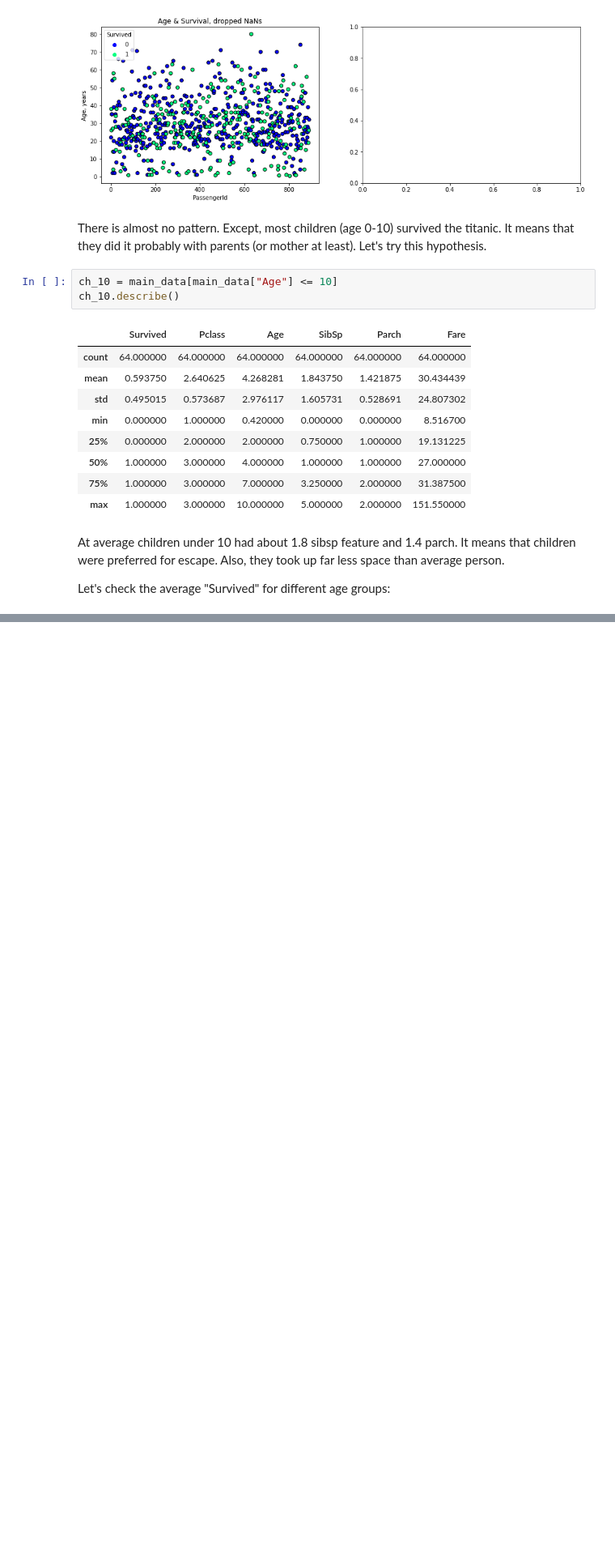
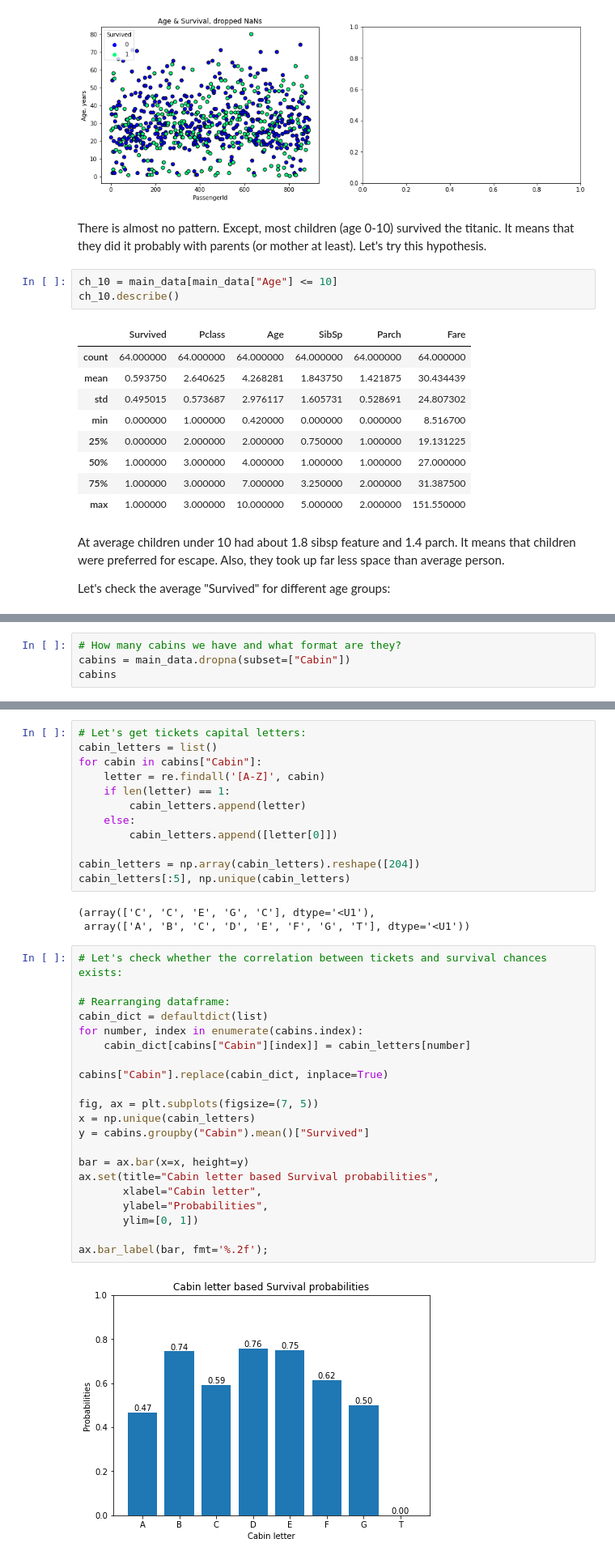
Before and after one commit to vagizD/titanic, a Jupyter notebook: titanic-predictions.ipynb, the cells around one changed output, grey strips where cells are left out. Shown at 81% size. Saved outputs shown, nothing was run; the diff lists cells and outputs as text; blank space fills up the shorter version.

Commit message:
Update: Cabins, Age

```diff
--- a/titanic-predictions.ipynb
+++ b/titanic-predictions.ipynb
@@ -171,0 +205,4 @@ Between 70 and 80 average for 80 years is: 0.14285714285714285
+# %%
+# How many cabins we have and what format are they?
+cabins = main_data.dropna(subset=["Cabin"])
+cabins
@@ -171,0 +224,38 @@ Between 70 and 80 average for 80 years is: 0.14285714285714285
+# %%
+# Let's get tickets capital letters:
+cabin_letters = list()
+for cabin in cabins["Cabin"]:
+    letter = re.findall('[A-Z]', cabin)
+    if len(letter) == 1:
+        cabin_letters.append(letter)
+    else:
+        cabin_letters.append([letter[0]])
+
+cabin_letters = np.array(cabin_letters).reshape([204])
+cabin_letters[:5], np.unique(cabin_letters)
+# %% [output]
+(array(['C', 'C', 'E', 'G', 'C'], dtype='<U1'),
+ array(['A', 'B', 'C', 'D', 'E', 'F', 'G', 'T'], dtype='<U1'))
+# %%
+# Let's check whether the correlation between tickets and survival chances exists:
+
+# Rearranging dataframe:
+cabin_dict = defaultdict(list)
+for number, index in enumerate(cabins.index):
+    cabin_dict[cabins["Cabin"][index]] = cabin_letters[number]
+
+cabins["Cabin"].replace(cabin_dict, inplace=True)
+
+fig, ax = plt.subplots(figsize=(7, 5))
+x = np.unique(cabin_letters)
+y = cabins.groupby("Cabin").mean()["Survived"]
+
+bar = ax.bar(x=x, height=y)
+ax.set(title="Cabin letter based Survival probabilities",
+       xlabel="Cabin letter",
+       ylabel="Probabilities",
+       ylim=[0, 1])
+
+ax.bar_label(bar, fmt='%.2f');
+# %% [output]
+[figure, added]
```
Also changed, not shown: parts of 10 cells of this notebook.
